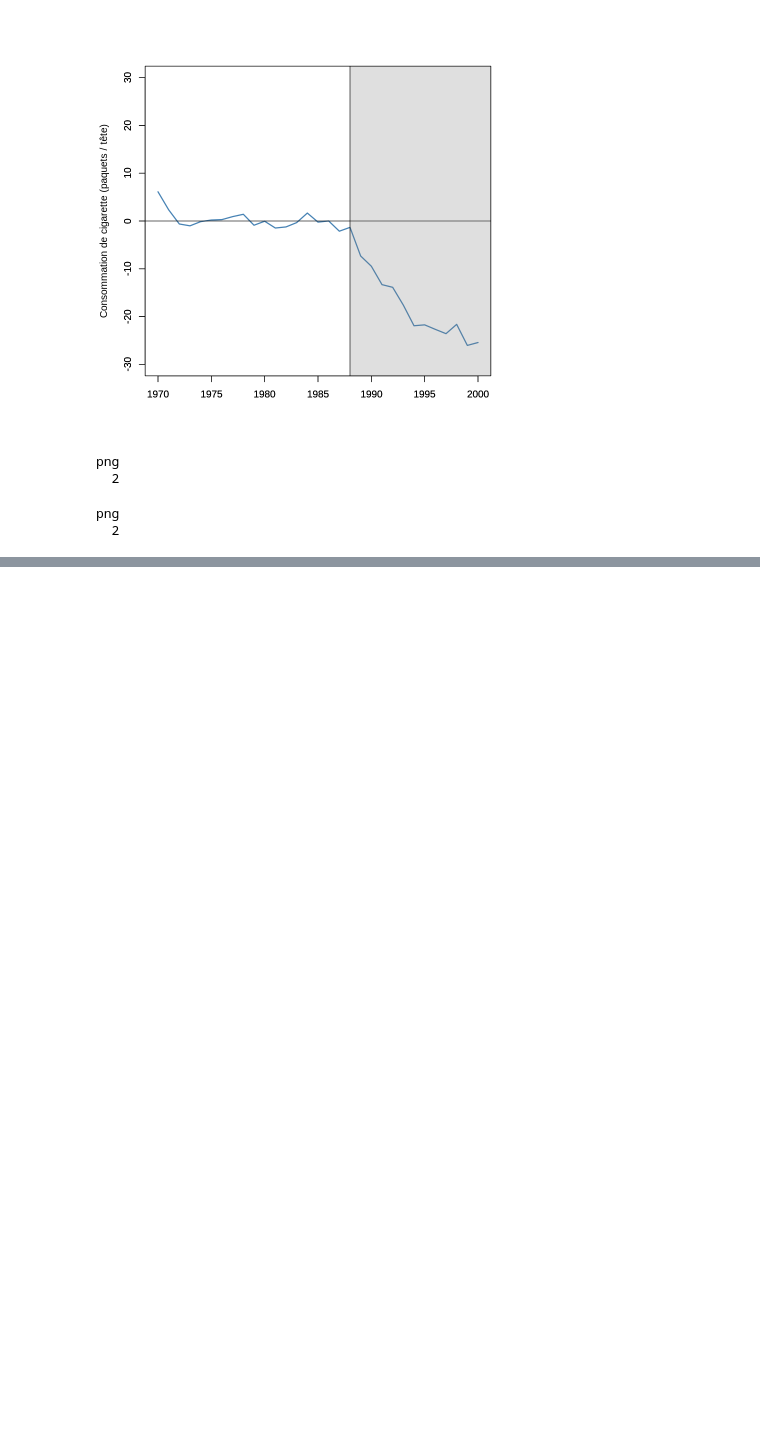
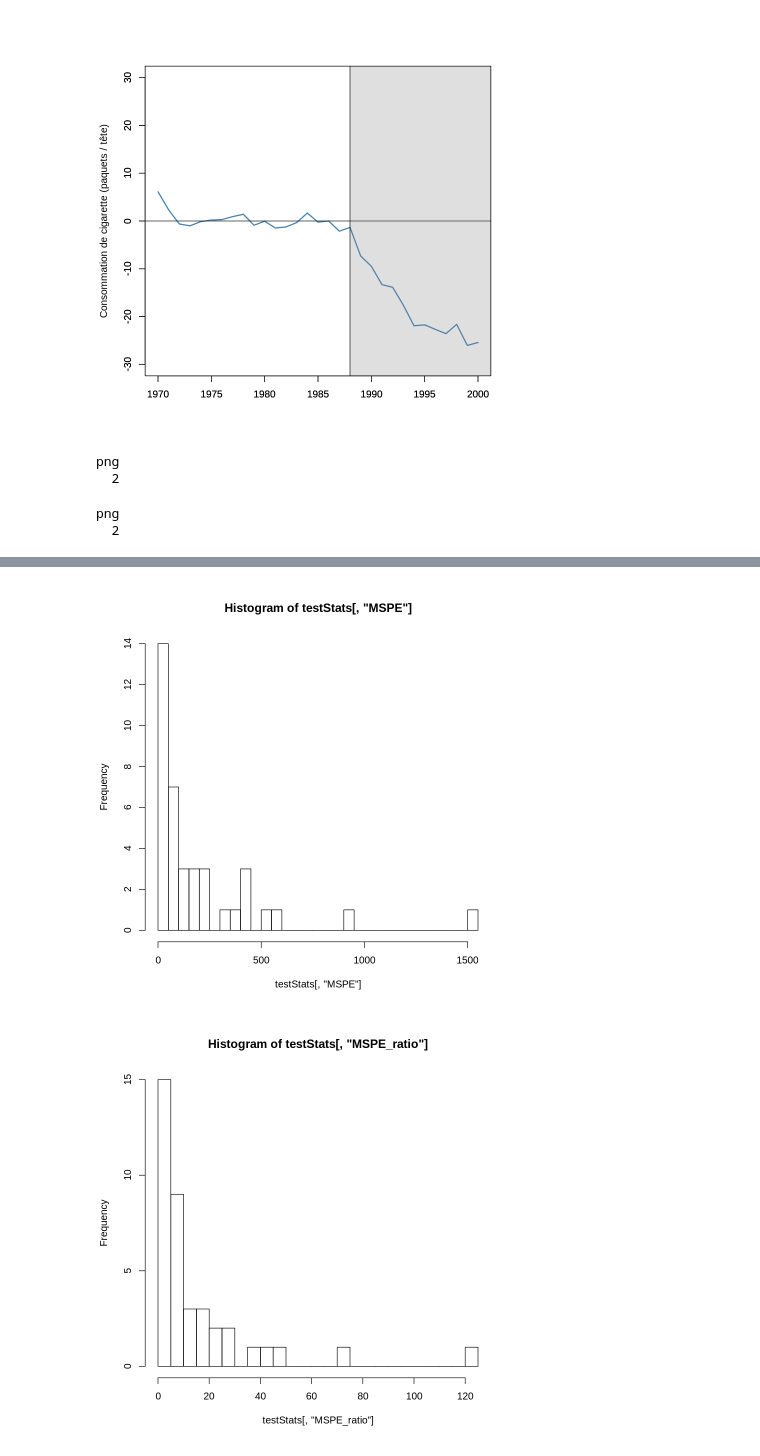
Before and after one commit to jeremylhour/ml_econometrie, a Jupyter notebook: controle_synthetique/controle_synthetique_exemple.ipynb, the cells around one changed output, grey strips where cells are left out. Cells and saved outputs as stored; diff of their text form; code cells hidden in the pictures; blank space fills up the shorter version.

```diff
--- a/controle_synthetique/controle_synthetique_exemple.ipynb
+++ b/controle_synthetique/controle_synthetique_exemple.ipynb
@@ -130,6 +137,8 @@ print(paste(rep("=", 80), collapse=""))
 
 W = solution$solution.w
 print(round(W, 3))
+
+V_sol = solution$solution.v
 # %% [output]
 [1] "================================================================================"
 [1] "CALCUL DES POIDS"
@@ -265,0 +340,18 @@ png
+# %%
+testStats = data.frame()
+preTreatment = mapply(function(x) paste("SmokingCons", x, sep=""), 1970:1988)
+postTreatment = mapply(function(x) paste("SmokingCons", x, sep=""), 1989:2000)
+for(i in data[, 'State_ID']){
+    TE = data[data[, 'State_ID']==i, smokeNames] - contrefactuels[i,]
+    testStats[i, "MSPE"] = apply(TE[postTreatment]^2, 1, mean)
+    testStats[i, "MSPE_ratio"] = apply(TE[postTreatment]^2, 1, mean) / apply(TE[preTreatment]^2, 1, mean)
+
+}
+
+rownames(testStats) = rownames(data[order(data[,"State_ID"]),])
+# %%
+hist(testStats[,'MSPE'], breaks=38)
+hist(testStats[,'MSPE_ratio'], breaks=38)
+# %% [output]
+[figure, added]
+[figure, added]
```
Also changed, not shown: parts of 7 cells of this notebook, 1 other file.
